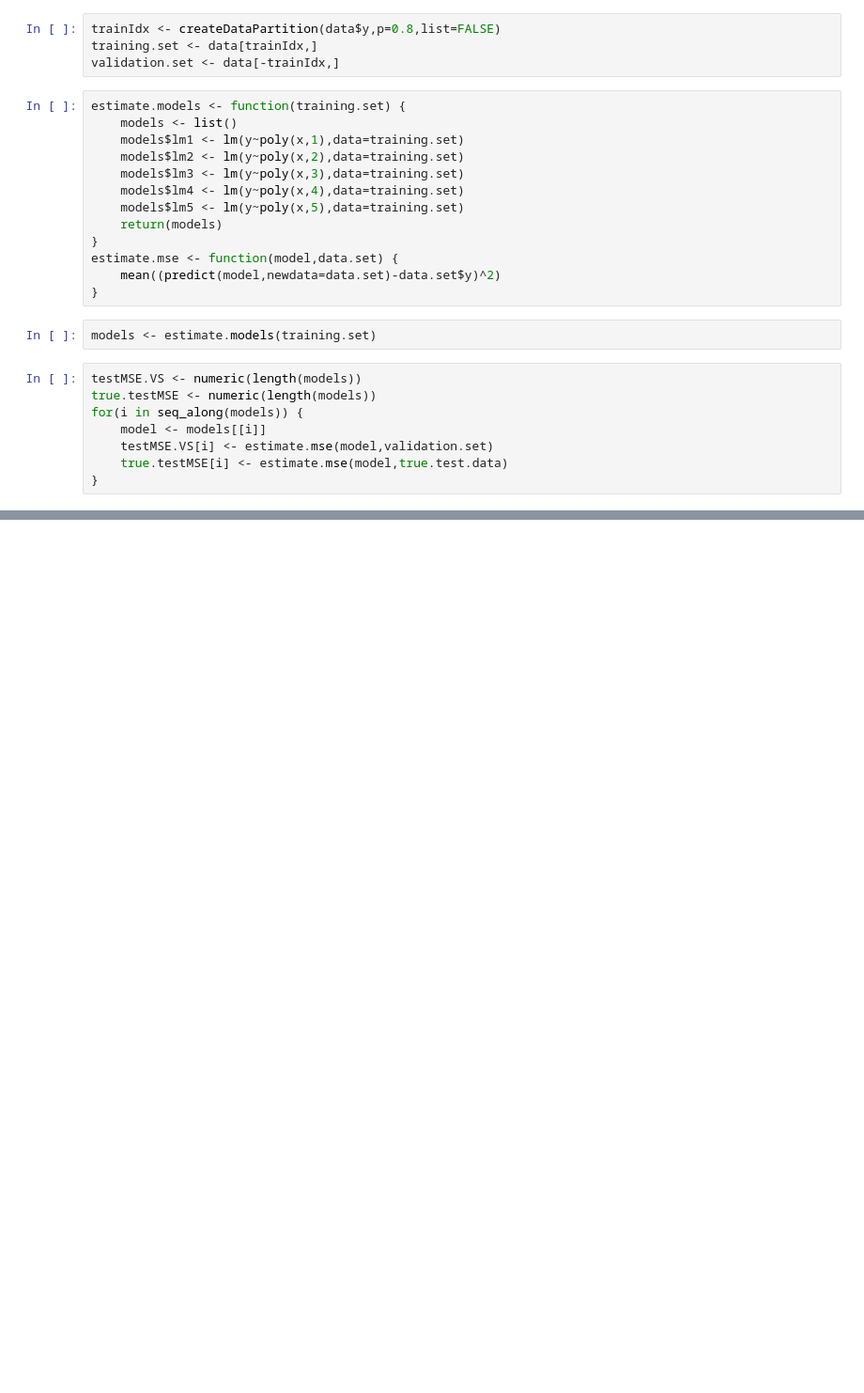
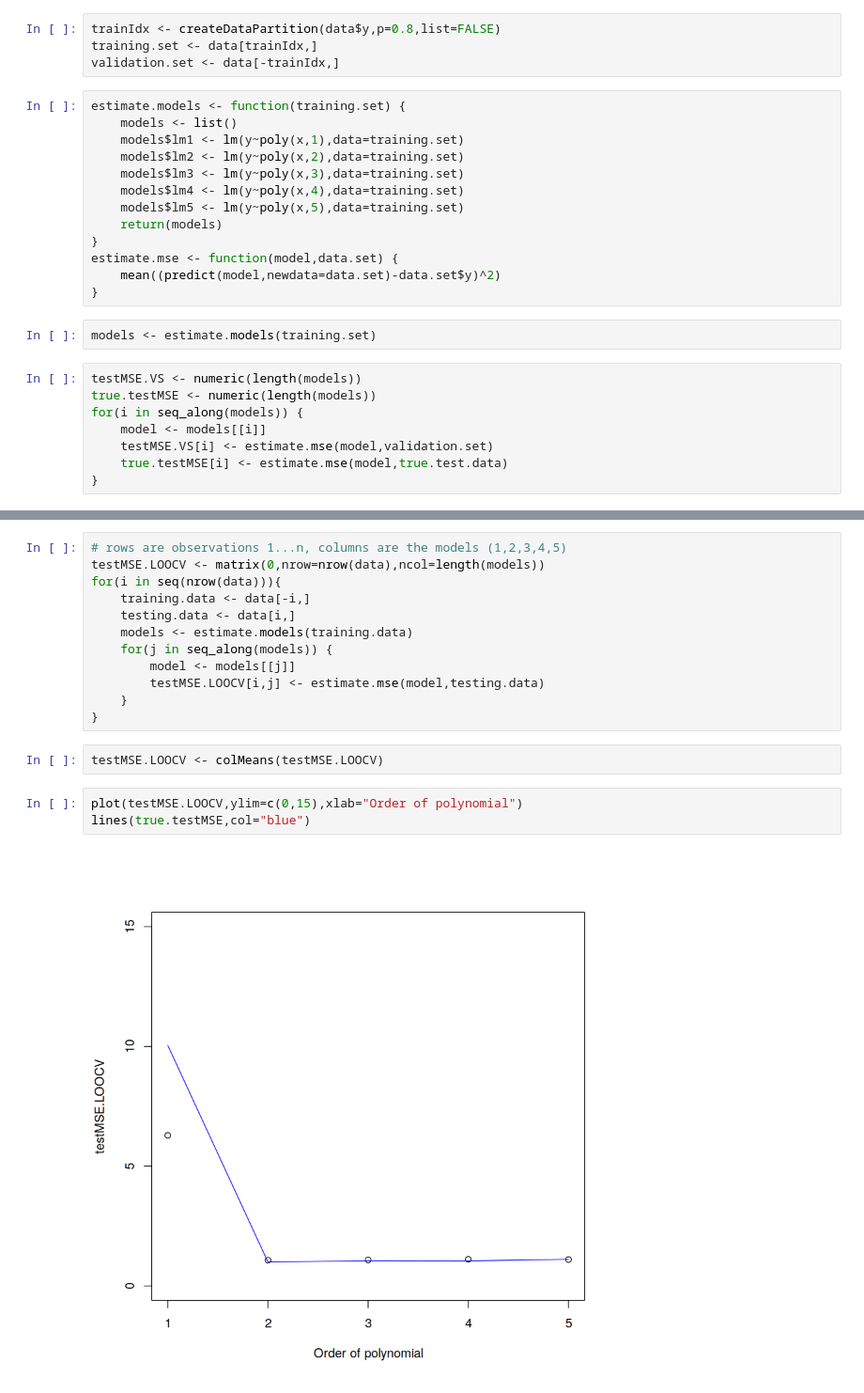
Before and after one commit to pp4rs/2018-uzh-course-material, a Jupyter notebook: 21-machine-learning/notebooks/02 Cross-Validation.ipynb, the cells around one changed output, grey strips where cells are left out. Shown: that part at 94% size. Cells and saved outputs as stored; diff of their text form; blank space fills up the shorter version.

```diff
--- a/21-machine-learning/notebooks/02 Cross-Validation.ipynb
+++ b/21-machine-learning/notebooks/02 Cross-Validation.ipynb
@@ -49,0 +52,19 @@ lines(true.testMSE,col="blue")
+# %%
+# rows are observations 1...n, columns are the models (1,2,3,4,5)
+testMSE.LOOCV <- matrix(0,nrow=nrow(data),ncol=length(models))
+for(i in seq(nrow(data))){
+    training.data <- data[-i,]
+    testing.data <- data[i,]
+    models <- estimate.models(training.data)
+    for(j in seq_along(models)) {
+        model <- models[[j]]
+        testMSE.LOOCV[i,j] <- estimate.mse(model,testing.data)
+    }
+}
+# %%
+testMSE.LOOCV <- colMeans(testMSE.LOOCV)
+# %%
+plot(testMSE.LOOCV,ylim=c(0,15),xlab="Order of polynomial")
+lines(true.testMSE,col="blue")
+# %% [output]
+[figure, added]
```
Also changed, not shown: parts of 3 cells of this notebook.
